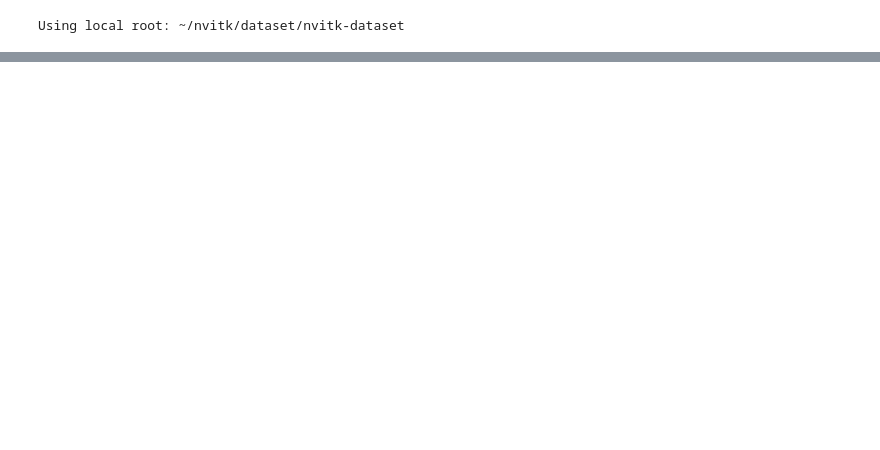
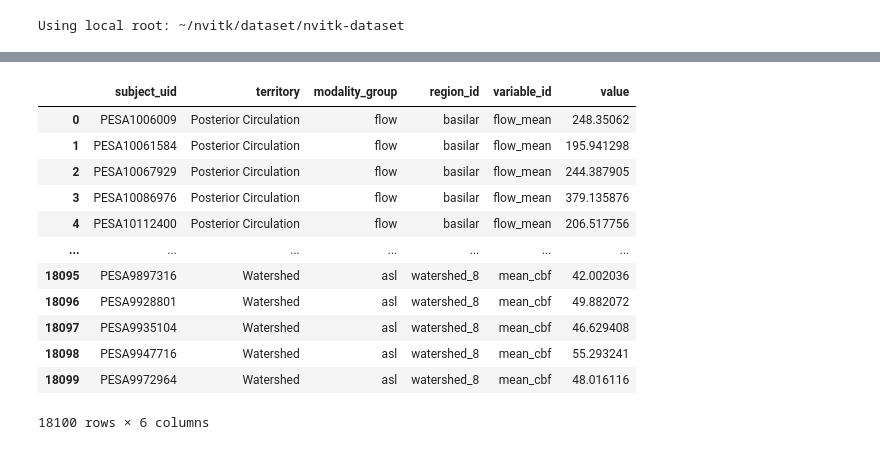
Before and after one commit to CNIC-Neuroimaging/Nvitk, a Jupyter notebook: notebooks/exploration/pesabrain-hemodynamic-modeling/exploration.ipynb, the cells around one changed output, grey strips where cells are left out. Saved outputs shown, nothing was run; the diff lists cells and outputs as text; code cells hidden in the pictures; blank space fills up the shorter version.

```diff
--- a/notebooks/exploration/pesabrain-hemodynamic-modeling/exploration.ipynb
+++ b/notebooks/exploration/pesabrain-hemodynamic-modeling/exploration.ipynb
@@ -52,0 +50,21 @@ df
+# %%
+flow      = repo.image(modality='4dflow', variables=_FLOW_VARS, filters={'subject_uid': {'$in': _SUBJECTS}})
+asl       = repo.image(modality='asl', variables=_ASL_VARS, atlas='vascular-8', filters={'subject_uid': {'$in': _SUBJECTS}})
+image_df = repo.join([flow, asl])
+
+territory_df = nv.stats.melt_imaging_territories(image_df, id_cols=['subject_uid'], flow_vars=_FLOW_VARS, asl_vars=_ASL_VARS, include_frame_index=False)
+territory_df
+# %% [output]
+|  | subject_uid | territory | modality_group | region_id | variable_id | value |
+| 0 | PESA1006009 | Posterior Circulation | flow | basilar | flow_mean | 248.35062 |
+| 1 | PESA10061584 | Posterior Circulation | flow | basilar | flow_mean | 195.941298 |
+| 2 | PESA10067929 | Posterior Circulation | flow | basilar | flow_mean | 244.387905 |
+| 3 | PESA10086976 | Posterior Circulation | flow | basilar | flow_mean | 379.135876 |
+| 4 | PESA10112400 | Posterior Circulation | flow | basilar | flow_mean | 206.517756 |
+| ... | ... | ... | ... | ... | ... | ... |
+| 18095 | PESA9897316 | Watershed | asl | watershed_8 | mean_cbf | 42.002036 |
+| 18096 | PESA9928801 | Watershed | asl | watershed_8 | mean_cbf | 49.882072 |
+| 18097 | PESA9935104 | Watershed | asl | watershed_8 | mean_cbf | 46.629408 |
+| 18098 | PESA9947716 | Watershed | asl | watershed_8 | mean_cbf | 55.293241 |
+| 18099 | PESA9972964 | Watershed | asl | watershed_8 | mean_cbf | 48.016116 |
+18100 rows × 6 columns
```
Also changed, not shown: parts of 6 cells of this notebook, 7 other files.
